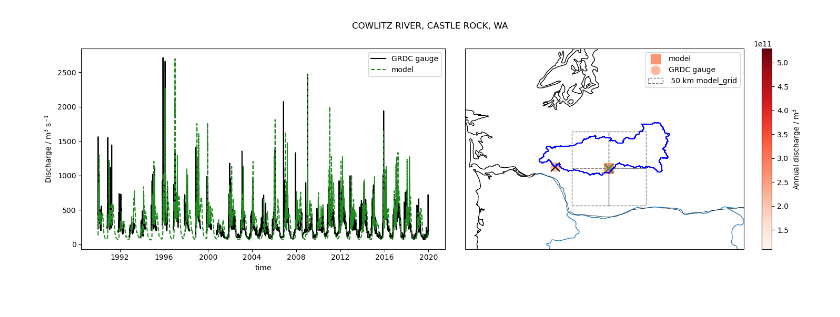
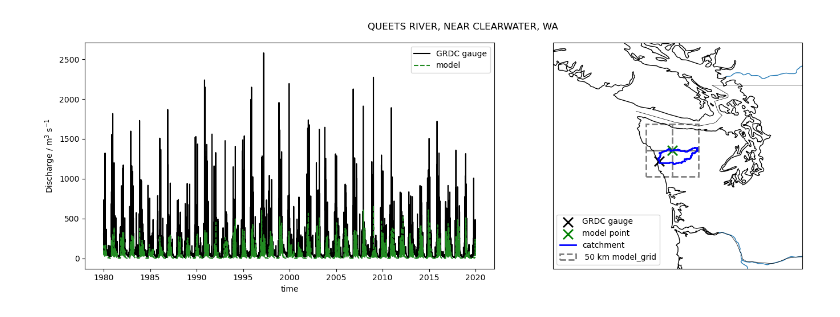
Before and after one commit to Smpljack/AR-analysis, a Jupyter notebook: grdc_discharge_analysis.ipynb, the cells around one changed output. Saved outputs shown, nothing was run; the diff lists cells and outputs as text; code cells hidden in the pictures.

```diff
--- a/grdc_discharge_analysis.ipynb
+++ b/grdc_discharge_analysis.ipynb
@@ -36,11 +34,11 @@ def haversine(lat1, lon1, lat2, lon2):
     return distance
 # %%
 grdc = xr.open_dataset(
-    '/home/Marc.Prange/work/2024-04-03_20-55/GRDC-Daily.nc'
+    '/home/Marc.Prange/work/2024-04-08_15-47/GRDC-Daily.nc'
     )
 grdc['dsch'] = (grdc.runoff_mean * 1000 / grdc.area / 1e6)
 
-region = gpd.read_file('/home/Marc.Prange/work/2024-04-03_20-55/stationbasins.geojson')
+region = gpd.read_file('/home/Marc.Prange/work/2024-04-08_15-47/stationbasins.geojson')
 grdc = grdc.isel(id=np.isin(grdc.id, region.grdc_no))
 region = region.loc[np.isin(region.grdc_no, grdc.id)]
 region_cmb_geometry = unary_union(region.geometry)
@@ -68,7 +66,7 @@ Data variables:
 paths = [p for p in
  glob.glob('/archive/Marc.Prange/na_data/c192L33_am4p0_amip_HIRESMIP_nudge_wind_1951_2020/'
            'c192L33_am4p0_amip_HIRESMIP_nudge_wind_1951_2020_na_*.nc')
- if int(p[-7:-3]) in range(1990, 2020)]
+ if int(p[-7:-3]) in range(1980, 2020)]
 
 model_data = xr.open_mfdataset(paths).load()
 model_river_static = arp.sel_na(arp.lon_360_to_180(xr.open_dataset(
@@ -175,5 +191,5 @@ model_data_fine = model_data.interp({'lon': lon_fine, 'lat': lat_fine})
 # %%
-for i, basin in [list(region.iterrows())[0]]:
+for i, basin in list(region.iterrows()):
     model_basin_mask = xr.DataArray(
         data=np.array([[basin.geometry.contains(Point(lon, lat))
                         for lon in model_data.lon]
@@ -184,7 +200,7 @@ for i, basin in [list(region.iterrows())[0]]:
     fig = plt.figure(figsize=(15, 5))
     ax1 = fig.add_subplot(121)
 
-    model_dsch = model_data.vol_discharge.where(model_basin_mask).dropna(dim='lon', how='all').dropna(dim='lat', how='all')
+    model_dsch = model_data.vol_discharge#.where(model_basin_mask).dropna(dim='lon', how='all').dropna(dim='lat', how='all')
     # model_dsch_p2K = model_data_p2K.vol_discharge.where(model_basin_mask).dropna(dim='lon', how='all').dropna(dim='lat', how='all')
     model_dsch['dist_to_gauge'] = haversine(basin.lat_org, basin.long_org, model_dsch.lat, model_dsch.lon)
     model_time_mask = np.isin(model_dsch.time, grdc.time)
@@ -222,60 +238,60 @@ for i, basin in [list(region.iterrows())[0]]:
     vmax = np.max([(model_dsch_nearest*86400).sum('time'),
                    (obs_dsch.sel(id=basin.grdc_no)*86400).sum('time')])
     vmax = vmax * 2
-    s1 = ax2.scatter(
-        model_dsch_nearest.lon, model_dsch_nearest.lat,
-        c=(model_dsch_nearest*86400).sum('time'),
-        cmap='Reds', s=150, marker='s', label='model',
-        vmin=vmin, vmax=vmax
-        )
-    s2 = ax2.scatter(
-        basin.long_org, basin.lat_org,
-        c=(obs_dsch.sel(id=basin.grdc_no)*86400).sum('time'),
-        cmap='Reds', s=150, marker='o', label='GRDC gauge',
-        vmin=vmin, vmax=vmax)
+    # s1 = ax2.scatter(
+    #     model_dsch_nearest.lon, model_dsch_nearest.lat,
+    #     c=(model_dsch_nearest*86400).sum('time'),
+    #     cmap='Reds', s=150, marker='s', label='model',
+    #     vmin=vmin, vmax=vmax
+    #     )
+    # s2 = ax2.scatter(
+    #     basin.long_org, basin.lat_org,
+    #     c=(obs_dsch.sel(id=basin.grdc_no)*86400).sum('time'),
+    #     cmap='Reds', s=150, marker='o', label='GRDC gauge',
+    #     vmin=vmin, vmax=vmax)
     s3 = ax2.scatter(
         basin.long_org, basin.lat_org,
-        color='black', marker='x', s=150
+        color='black', marker='x', s=150, label='GRDC gauge', lw=2,
     )
     s3 = ax2.scatter(
         model_dsch_nearest.lon, model_dsch_nearest.lat,
-        color='forestgreen', marker='x', s=150
+        color='green', marker='x', s=150, label='model point', lw=2,
     )
-    fig.colorbar(s1, label='Annual discharge / m$^{3}$')
+    # fig.colorbar(s1, label='Annual discharge / m$^{3}$')
     xx, yy = basin.geometry.exterior.coords.xy
-    ax2.plot(xx, yy, color='blue',)
+    ax2.plot(xx, yy, color='blue', lw=2, label='catchment')
     # ax2.text(
     #     0.5, 0.9,
     #     f'distance(gauge-model):{np.round(dist_gauge_model.values, 2)} km',
     #     transform=ax2.transAxes)
     Rec_list = [Rectangle(
         (model_dsch_nearest.lon+0.5*flon,
          model_dsch_nearest.lat+0.5*flat),
-        0.5, 0.5, edgecolor='grey', ls='--', fill=False)
+        0.5, 0.5, edgecolor='grey', ls='--', fill=False, lw=2)
         for flon, flat in zip([0, 0, -1, -1], [0, -1, 0, -1])]
     Rec_list[-1].set_label(' 50 km model_grid')
 
     [ax2.add_patch(R) for R in Rec_list]
-    ax2.legend()
+    ax2.legend(loc='lower left')
     # ax1.set(title=f'Daily discharge {model_dsch_nearest["time.year"].values[0]}')
     # ax2.set(title=f'Total annual discharge {model_dsch_nearest["time.year"].values[0]}')
     fig.suptitle(f"{basin.river}, {basin.station}")
 
     ax1.legend()
     ax1.set(xlabel='time', ylabel='Discharge / m$^{3}$ s$^{-1}$')
     for ax in [ax2]:
-        edge = 1
+        edge = 2
         ax.set_extent([np.min(xx)-edge, np.max(xx)+edge, np.min(yy)-edge, np.max(yy)+edge], crs=ccrs.PlateCarree())
         ax.coastlines("10m", linewidth=1)
         # axis.add_feature(cfeature.LAKES.with_scale('10m'), facecolor='tab:blue', edgecolor='tab:blue', linewidth=0.5)
         ax.add_feature(cfeature.RIVERS.with_scale('10m'), edgecolor='tab:blue', linewidth=1)
         ax.add_feature(cfeature.BORDERS.with_scale('10m'), edgecolor='black', linewidth=0.5)
         states_provinces = cfeature.NaturalEarthFeature(
             category='cultural',
             name='admin_1_states_provinces_lines',
             scale='50m',
             facecolor='none')
         ax.add_feature(states_provinces, edgecolor='black', linewidth=0.5)
     plt.tight_layout()
 # %% [output]
-[figure, old version]
+[figure, new version]
```
Also changed, not shown: parts of 33 cells of this notebook.
